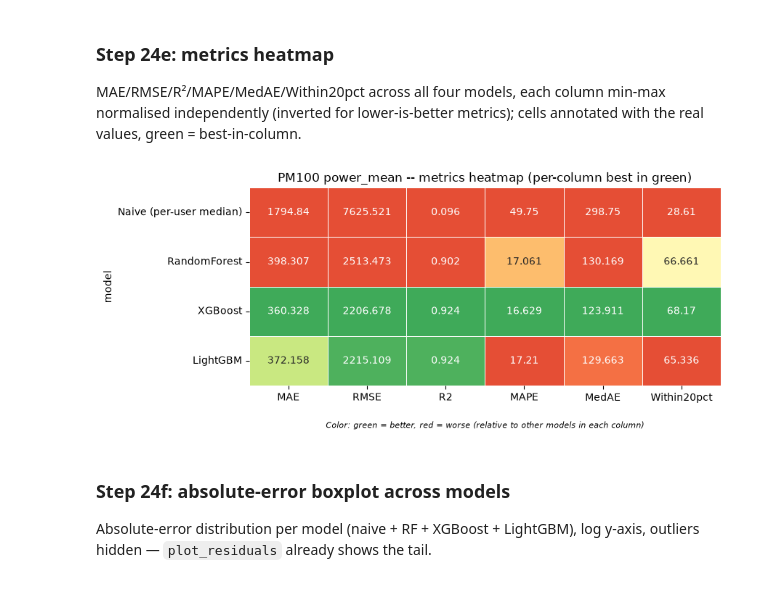
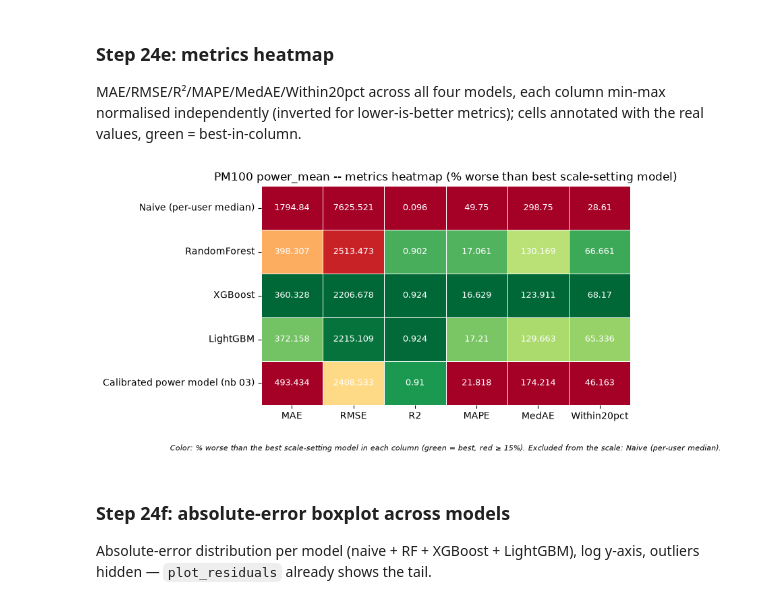
Before and after one commit to Tituz175/hpc-dl-enhanced, a Jupyter notebook: notebooks/05_classical_ml_baselines.ipynb, the cells around one changed output. Drawn from its saved outputs; the diff is of its cells as text; code cells hidden in the pictures.

```diff
--- a/notebooks/05_classical_ml_baselines.ipynb
+++ b/notebooks/05_classical_ml_baselines.ipynb
@@ -557,0 +592,11 @@ Figures after the results table (`notebooks/figures/`): predicted-vs-actual scat
+# %%
+X_train_r2 = features.build_fdata_numeric_matrix(
+    train_tier_a, embed_train_full_pca, extra_columns=train_df_r2[rolling_cols_r2]
+).fillna(0.0)
+X_test_r2 = features.build_fdata_numeric_matrix(
+    test_tier_a, embed_test_full_pca, extra_columns=test_df_r2[rolling_cols_r2]
+).fillna(0.0)
+print(f"Result 2: X_train_r2 {X_train_r2.shape}  X_test_r2 {X_test_r2.shape}  "
+      f"(+{X_train_r2.shape[1] - X_train.shape[1]} cols vs Result 1)")
+assert X_train_r2.shape[0] == len(y_train) and X_test_r2.shape[0] == len(y_test_raw)
+assert X_train_r2.shape[1] == X_train.shape[1] + 2
@@ -557,0 +640,19 @@ Figures after the results table (`notebooks/figures/`): predicted-vs-actual scat
+# %%
+print("=" * 70)
+print(f"RESULT 2 -- F-DATA {TARGET_COL}, FULL test split (n={len(test_df):,})  |  rolling windows 5 + 20 + 50")
+print("=" * 70)
+
+summary_rows_r2 = [{"model": "Naive (per-user median)", **naive_metrics}]
+for name in final_models_r2:
+    summary_rows_r2.append({"model": name, **results_r2[name]["raw_space"]})
+summary_df_r2 = pd.DataFrame(summary_rows_r2).set_index("model")
+print(f"\nRaw-space (seconds) -- Result 2 (RandomForest fit on {rf_cap_r2:,} of {len(X_train_r2):,} rows):")
+display(summary_df_r2.round(4))
+
+log_df_r2 = pd.DataFrame([{"model": n, **results_r2[n]["log_space"]} for n in final_models_r2]).set_index("model")
+print("\nLog-space (back-transform check):")
+display(log_df_r2.round(4))
+
+print("\nResult 2 final-fit time per model:")
+for name in final_models_r2:
+    print(f"  {name}: final_fit={fit_seconds_r2[name]:.1f}s")
@@ -915,13 +1184,21 @@ plt.show()
 
 MAE/RMSE/R²/MAPE/MedAE/Within20pct across all four models, each column min-max normalised independently (inverted for lower-is-better metrics); cells annotated with the real values, green = best-in-column.
 # %%
+_calib_row = pd.DataFrame(
+    [{"MAE": 493.4335, "RMSE": 2408.5334, "R2": 0.9098, "MAPE": 21.8178,
+      "MedAE": 174.2141, "Within20pct": 46.1631}],  # notebook 03 calibrated power model
+    index=["Calibrated power model (nb 03)"],
+)
+pm100_summary_df_h = pd.concat([pm100_summary_df, _calib_row])
 fig = plotting.plot_metrics_heatmap(
-    pm100_summary_df, "PM100 power_mean -- metrics heatmap (per-column best in green)"
+    pm100_summary_df_h,
+    "PM100 power_mean -- metrics heatmap (% worse than best scale-setting model)",
+    exclude_from_scale=["Naive (per-user median)"],
 )
 fig.savefig(FIGURES_DIR / "pm100_metrics_heatmap.png", dpi=150, bbox_inches="tight")
 plt.show()
 # %% [output]
-[figure, old version]
+[figure, new version]
 # %% [markdown]
 ### Step 24f: absolute-error boxplot across models
 
```
Also changed, not shown: parts of 38 cells of this notebook, 16 other files.
